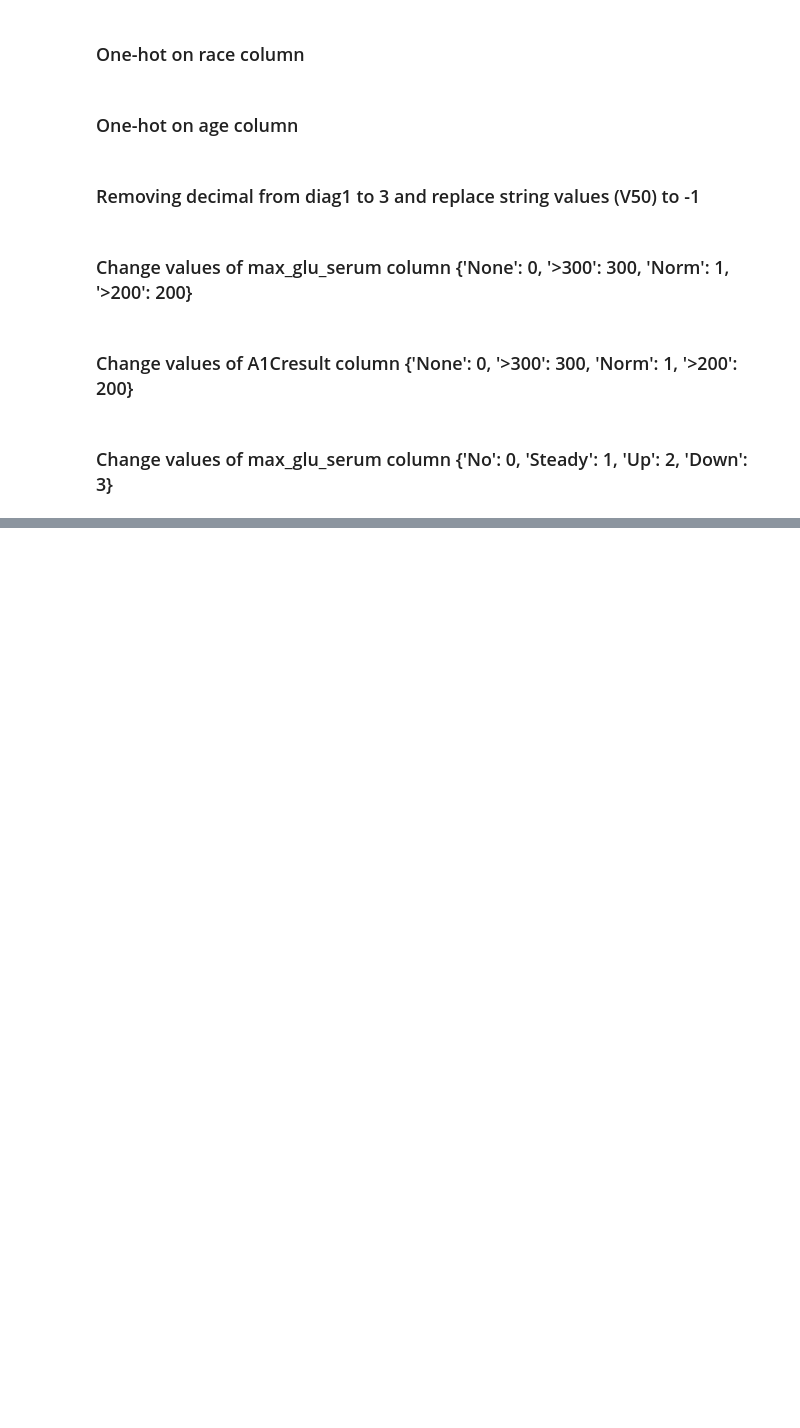
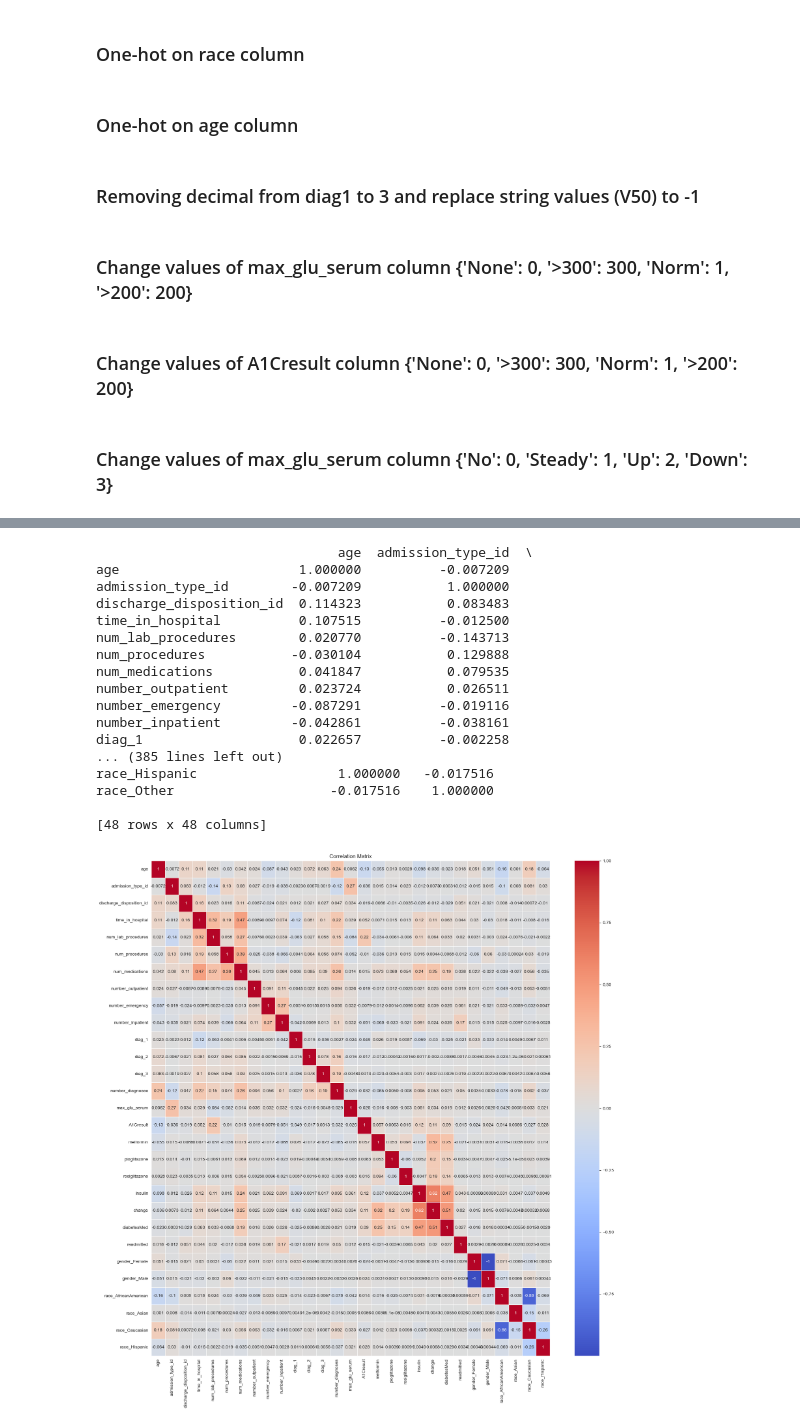
Before and after one commit to BerlinTheWall/ML-decision-tree, a Jupyter notebook: Assignment4.ipynb, the cells around one changed output, grey strips where cells are left out. Cells and saved outputs as stored; diff of their text form; code cells hidden in the pictures; blank space fills up the shorter version.

```diff
--- a/Assignment4.ipynb
+++ b/Assignment4.ipynb
@@ -323,0 +425,36 @@ Accuracy Test: 0.887737054141692
+# %%
+correlation_matrix = diabetes_df.corr()
+print(correlation_matrix)
+
+exclude_columns = ['repaglinide', 'nateglinide', 'chlorpropamide', 'glimepiride', 'acetohexamide', 'glipizide', 'glyburide', 'tolbutamide', 'acarbose', 'miglitol', 'troglitazone', 'tolazamide', 'gender_Unknown/Invalid', 'glyburide-metformin', 'glipizide-metformin', 'glimepiride-pioglitazone', 'metformin-rosiglitazone', 'metformin-pioglitazone', 'race_Other']
+
+# Selecting all features except the excluded columns
+selected_features = diabetes_df.drop(exclude_columns, axis=1)
+
+# Calculating the correlation matrix
+correlation_matrix = selected_features.corr()
+
+# Generate a heatmap
+plt.figure(figsize=(20, 20))
+sns.heatmap(correlation_matrix, annot=True, cmap='coolwarm', linewidths=0.5)
+plt.title('Correlation Matrix')
+plt.show()
+# %% [output]
+                               age  admission_type_id  \
+age                       1.000000          -0.007209
+admission_type_id        -0.007209           1.000000
+discharge_disposition_id  0.114323           0.083483
+time_in_hospital          0.107515          -0.012500
+num_lab_procedures        0.020770          -0.143713
+num_procedures           -0.030104           0.129888
+num_medications           0.041847           0.079535
+number_outpatient         0.023724           0.026511
+number_emergency         -0.087291          -0.019116
+number_inpatient         -0.042861          -0.038161
+diag_1                    0.022657          -0.002258
+... (385 lines left out)
+race_Hispanic                  1.000000   -0.017516
+race_Other                    -0.017516    1.000000
+
+[48 rows x 48 columns]
+[figure, added]
```
Also changed, not shown: parts of 5 cells of this notebook.
